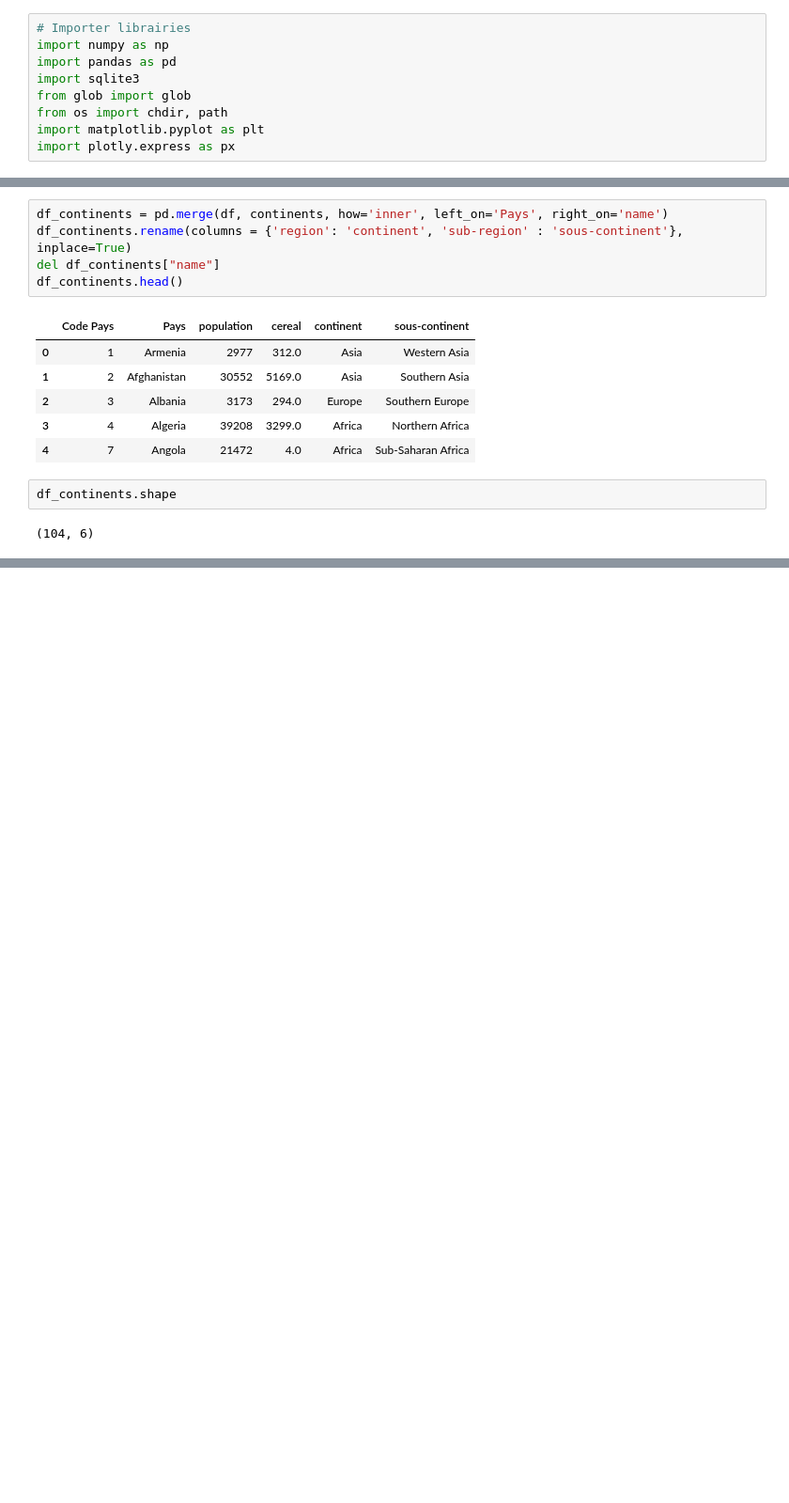
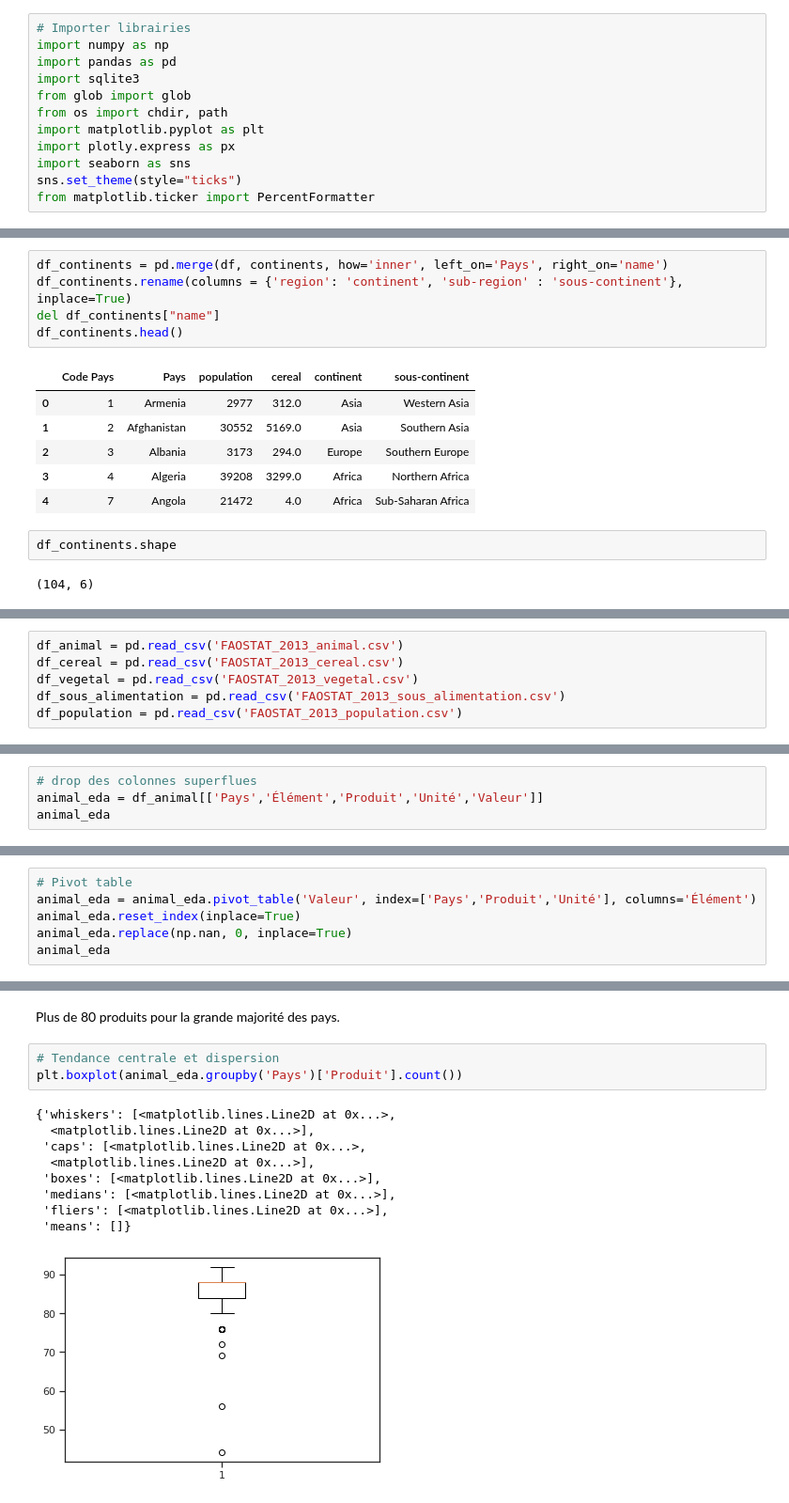
Before and after one commit to data-IA-2022/FAO_Sylvine_Evelyne, a Jupyter notebook: FAO.ipynb, the cells around one changed output, grey strips where cells are left out. Shown at 94% size. Saved outputs shown, nothing was run; the diff lists cells and outputs as text; blank space fills up the shorter version.

```diff
--- a/FAO.ipynb
+++ b/FAO.ipynb
@@ -9,6 +11,9 @@ from glob import glob
 from os import chdir, path
 import matplotlib.pyplot as plt
 import plotly.express as px
+import seaborn as sns
+sns.set_theme(style="ticks")
+from matplotlib.ticker import PercentFormatter
 # %%
 # mount GoogleDrive and set the files path
 from google.colab import drive
@@ -289,0 +141,6 @@ df_area.head()
+# %%
+df_animal = pd.read_csv('FAOSTAT_2013_animal.csv')
+df_cereal = pd.read_csv('FAOSTAT_2013_cereal.csv')
+df_vegetal = pd.read_csv('FAOSTAT_2013_vegetal.csv')
+df_sous_alimentation = pd.read_csv('FAOSTAT_2013_sous_alimentation.csv')
+df_population = pd.read_csv('FAOSTAT_2013_population.csv')
@@ -289,0 +151,4 @@ df_area.head()
+# %%
+# drop des colonnes superflues
+animal_eda = df_animal[['Pays','Élément','Produit','Unité','Valeur']]
+animal_eda
@@ -289,0 +169,6 @@ df_area.head()
+# %%
+# Pivot table
+animal_eda = animal_eda.pivot_table('Valeur', index=['Pays','Produit','Unité'], columns='Élément')
+animal_eda.reset_index(inplace=True)
+animal_eda.replace(np.nan, 0, inplace=True)
+animal_eda
@@ -289,0 +207,15 @@ df_area.head()
+# %% [markdown]
+Plus de 80 produits pour la grande majorité des pays.
+# %%
+# Tendance centrale et dispersion
+plt.boxplot(animal_eda.groupby('Pays')['Produit'].count())
+# %% [output]
+{'whiskers': [<matplotlib.lines.Line2D at 0x...>,
+  <matplotlib.lines.Line2D at 0x...>],
+ 'caps': [<matplotlib.lines.Line2D at 0x...>,
+  <matplotlib.lines.Line2D at 0x...>],
+ 'boxes': [<matplotlib.lines.Line2D at 0x...>],
+ 'medians': [<matplotlib.lines.Line2D at 0x...>],
+ 'fliers': [<matplotlib.lines.Line2D at 0x...>],
+ 'means': []}
+[figure, added]
```
Also changed, not shown: parts of 146 cells of this notebook.
